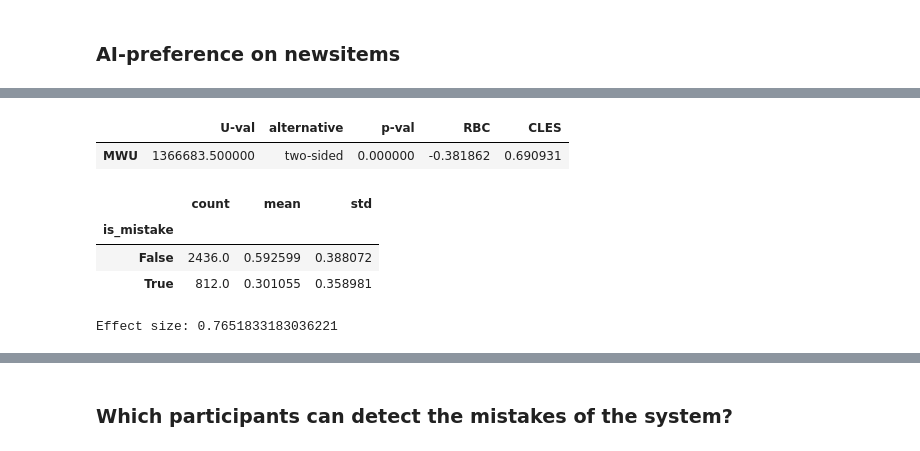
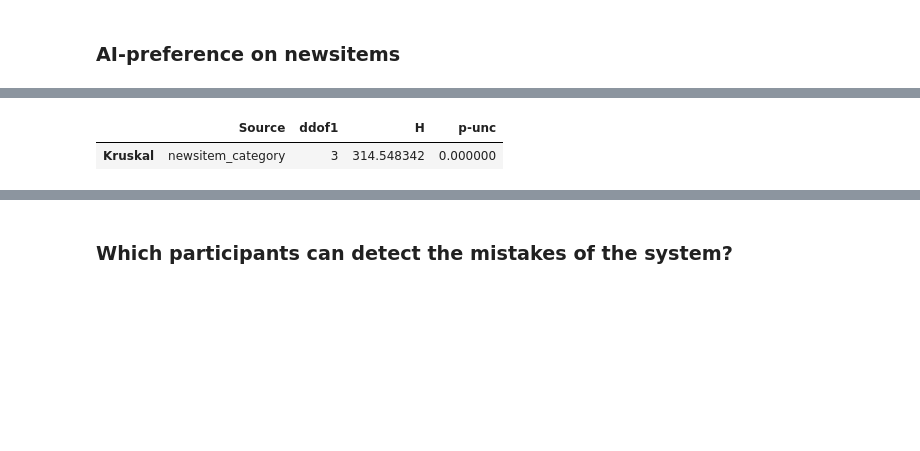
Before and after one commit to csomorbalazs/xai-experiment, a Jupyter notebook: postprocessing/Data_Analysis_XAI.ipynb, the cells around one changed output, grey strips where cells are left out. Saved outputs shown, nothing was run; the diff lists cells and outputs as text; code cells hidden in the pictures; blank space fills up the shorter version.

```diff
--- a/postprocessing/Data_Analysis_XAI.ipynb
+++ b/postprocessing/Data_Analysis_XAI.ipynb
@@ -698,6 +698,21 @@ def get_mistake_type(row):
 
 newsitems["is_mistake"] = newsitems["is_fake_news"] != newsitems["is_fake_news_pred"]
 newsitems["mistake_type"] = newsitems.apply(get_mistake_type, axis=1)
+# %%
+def get_newsitem_cetagory(row):
+    # assign clearly true, rather fake, clearly fake, or falsely labeled to each newsitem
+    if row["is_mistake"] == True:
+        return "falsely labeled"
+    elif row["truthfulness"] < 25:
+        return "clearly fake"
+    elif row["truthfulness"] < 50:
+        return "rather fake"
+    elif row["truthfulness"] < 75:
+        return "rather true"
+    else:
+        return "clearly true"
+
+newsitems["newsitem_category"] = newsitems.apply(get_newsitem_cetagory, axis=1)
 # %%
 pd.set_option('display.max_colwidth', 200)
 
@@ -732,7 +751,7 @@ newsitem_eval_df = newsitem_eval_df[cols]
 # %%
 # join newsitem_eval_df with newsitems to get the "is_mistake" column
 newsitem_eval_df = newsitem_eval_df.merge(
-  newsitems[["id", "is_fake_news", "is_mistake", "mistake_type"]],
+  newsitems[["id", "is_fake_news", "is_mistake", "mistake_type", "newsitem_category"]],
   left_on="newsitem",
   right_on="id").drop(columns=["id"])
 # %% [markdown]
@@ -928,18 +929,7 @@ ax.yaxis.grid(True, which='major', color='grey', alpha=.25)
 # %%
-mwu, stats, eff_size = perform_mwu(newsitem_eval_df, dv="ai-preference", between="is_mistake")
+kruskal, posthoc, stats = perform_kruskal_with_posthoc(newsitem_eval_df, dv="ai-preference", between="newsitem_category", print_results=False)
 # %%
-highlight(mwu)
+highlight(kruskal)
 # %% [output]
-|  | U-val | alternative | p-val | RBC | CLES |
-| MWU | 1366683.500000 | two-sided | 0.000000 | -0.381862 | 0.690931 |
+|  | Source | ddof1 | H | p-unc |
+| Kruskal | newsitem_category | 3 | 314.548342 | 0.000000 |
-# %%
-stats
-# %% [output]
-|  | count | mean | std |
-| is_mistake |  |  |  |
-| False | 2436.0 | 0.592599 | 0.388072 |
-| True | 812.0 | 0.301055 | 0.358981 |
-# %%
-print(f"Effect size: {eff_size}")
-# %% [output]
-Effect size: 0.7651833183036221
```
Also changed, not shown: parts of 27 cells of this notebook.
